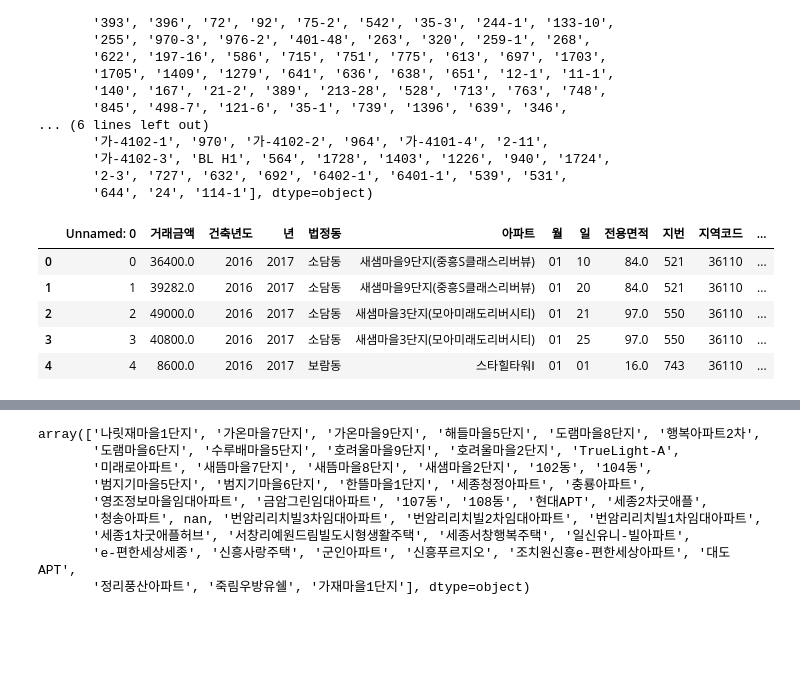
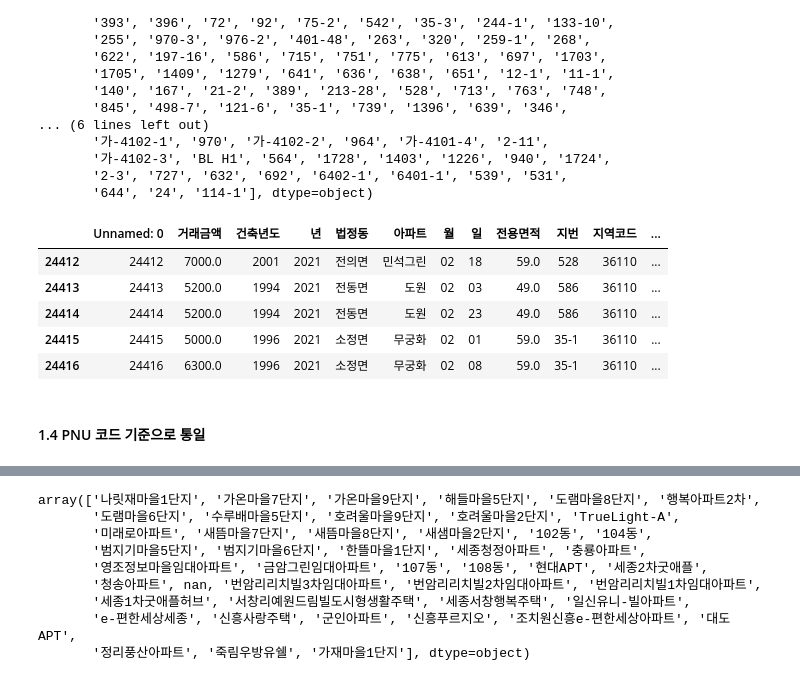
Before and after one commit to metterian/sejong-house-market-analyse, a Jupyter notebook: 전유부_아파트_정리.ipynb, the cells around one changed output, grey strips where cells are left out. Saved outputs shown, nothing was run; the diff lists cells and outputs as text; code cells hidden in the pictures; blank space fills up the shorter version.

```diff
--- a/전유부_아파트_정리.ipynb
+++ b/전유부_아파트_정리.ipynb
@@ -212,20 +254,23 @@ apt_trd['지번'] = apt_trd['지번'].replace('가-', 946)
 # %%
 #PNU코드 생성
 apt_trd['번'] = apt_trd['지번'].astype(str).str.split('-').str[0]
 apt_trd['지'] = apt_trd['지번'].astype(str).str.split('-').str[1]
 apt_trd['번'] = apt_trd['번'].fillna(0)
 apt_trd['지'] = apt_trd['지'].fillna(0)
 apt_trd['번'] = apt_trd['번'].astype(str).str.zfill(4)
 apt_trd['지'] = apt_trd['지'].astype(str).str.zfill(4)
+apt_trd['법정동'] = apt_trd['법정동'].str.split(' ').str[0]
 apt_trd['PNU'] = apt_trd['법정동'].astype(str) + apt_trd['번'] + apt_trd['지']
-apt_trd.head()
+apt_trd.tail()
 # %% [output]
 |  | Unnamed: 0 | 거래금액 | 건축년도 | 년 | 법정동 | 아파트 | 월 | 일 | 전용면적 | 지번 | 지역코드 | ... |
-| 0 | 0 | 36400.0 | 2016 | 2017 | 소담동 | 새샘마을9단지(중흥S클래스리버뷰) | 01 | 10 | 84.0 | 521 | 36110 | ... |
-| 1 | 1 | 39282.0 | 2016 | 2017 | 소담동 | 새샘마을9단지(중흥S클래스리버뷰) | 01 | 20 | 84.0 | 521 | 36110 | ... |
-| 2 | 2 | 49000.0 | 2016 | 2017 | 소담동 | 새샘마을3단지(모아미래도리버시티) | 01 | 21 | 97.0 | 550 | 36110 | ... |
-| 3 | 3 | 40800.0 | 2016 | 2017 | 소담동 | 새샘마을3단지(모아미래도리버시티) | 01 | 25 | 97.0 | 550 | 36110 | ... |
-| 4 | 4 | 8600.0 | 2016 | 2017 | 보람동 | 스타힐타워Ⅰ | 01 | 01 | 16.0 | 743 | 36110 | ... |
+| 24412 | 24412 | 7000.0 | 2001 | 2021 | 전의면 | 민석그린 | 02 | 18 | 59.0 | 528 | 36110 | ... |
+| 24413 | 24413 | 5200.0 | 1994 | 2021 | 전동면 | 도원 | 02 | 03 | 49.0 | 586 | 36110 | ... |
+| 24414 | 24414 | 5200.0 | 1994 | 2021 | 전동면 | 도원 | 02 | 23 | 49.0 | 586 | 36110 | ... |
+| 24415 | 24415 | 5000.0 | 1996 | 2021 | 소정면 | 무궁화 | 02 | 01 | 59.0 | 35-1 | 36110 | ... |
+| 24416 | 24416 | 6300.0 | 1996 | 2021 | 소정면 | 무궁화 | 02 | 08 | 59.0 | 35-1 | 36110 | ... |
+# %% [markdown]
+#### 1.4 PNU 코드 기준으로 통일
 # %%
 #PNU기준으로 건물명 통일하기
 PUN_col = ['PNU','아파트','번','지']
```
Also changed, not shown: parts of 27 cells of this notebook.
